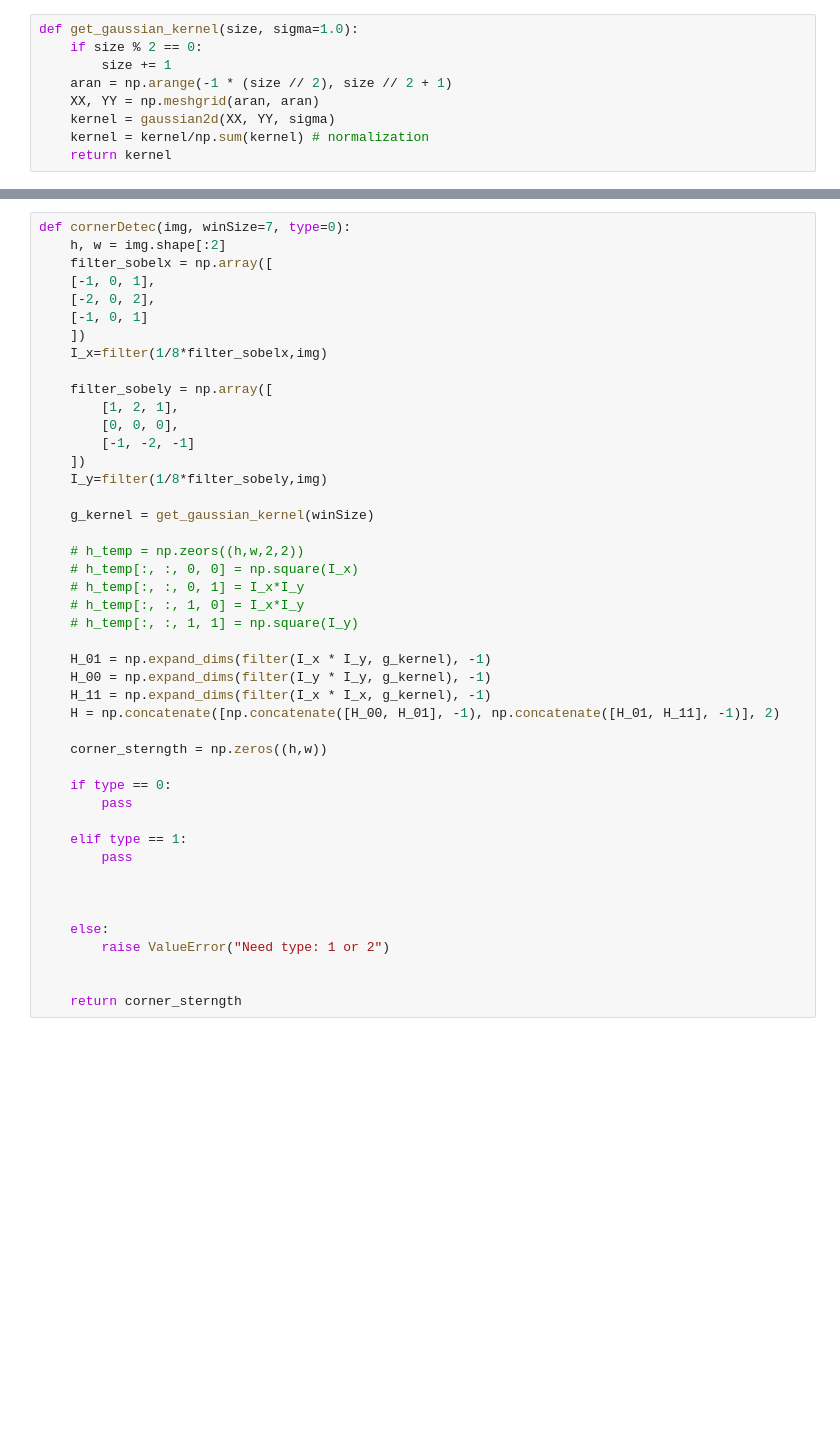
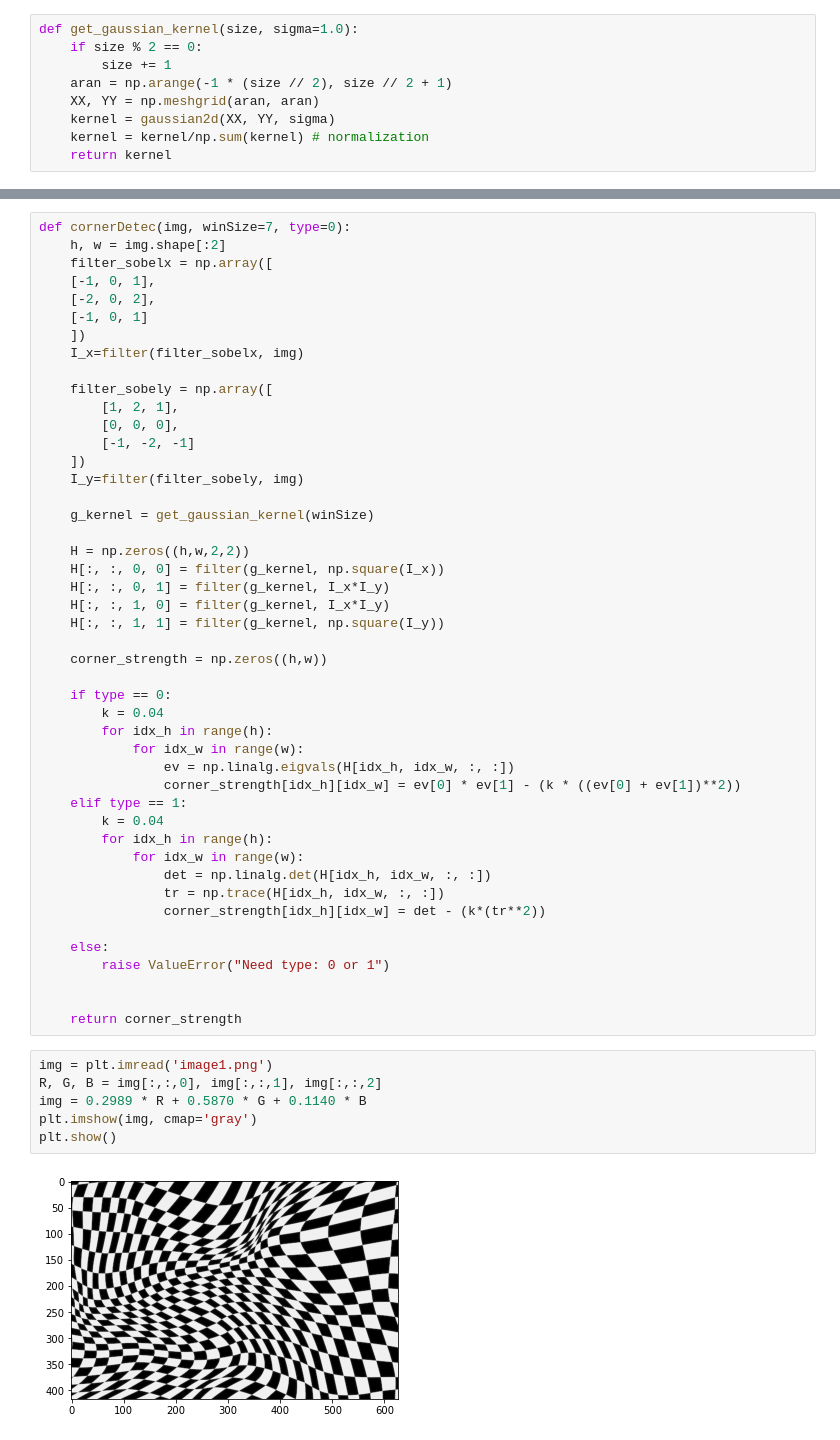
Before and after one commit to 2U1/ComputerVision, a Jupyter notebook: Assignment3/corners.ipynb, the cells around one changed output, grey strips where cells are left out. Drawn from its saved outputs; the diff is of its cells as text; blank space fills up the shorter version.

```diff
--- a/Assignment3/corners.ipynb
+++ b/Assignment3/corners.ipynb
@@ -38,40 +46,49 @@ def cornerDetec(img, winSize=7, type=0):
     [-2, 0, 2],
     [-1, 0, 1]
     ])
-    I_x=filter(1/8*filter_sobelx,img)
+    I_x=filter(filter_sobelx, img)
 
     filter_sobely = np.array([
         [1, 2, 1],
         [0, 0, 0],
         [-1, -2, -1]
     ])
-    I_y=filter(1/8*filter_sobely,img)
+    I_y=filter(filter_sobely, img)
 
     g_kernel = get_gaussian_kernel(winSize)
 
-    # h_temp = np.zeors((h,w,2,2))
-    # h_temp[:, :, 0, 0] = np.square(I_x)
-    # h_temp[:, :, 0, 1] = I_x*I_y
-    # h_temp[:, :, 1, 0] = I_x*I_y
-    # h_temp[:, :, 1, 1] = np.square(I_y)
+    H = np.zeros((h,w,2,2))
+    H[:, :, 0, 0] = filter(g_kernel, np.square(I_x))
+    H[:, :, 0, 1] = filter(g_kernel, I_x*I_y)
+    H[:, :, 1, 0] = filter(g_kernel, I_x*I_y)
+    H[:, :, 1, 1] = filter(g_kernel, np.square(I_y))
 
-    H_01 = np.expand_dims(filter(I_x * I_y, g_kernel), -1)
-    H_00 = np.expand_dims(filter(I_y * I_y, g_kernel), -1)
-    H_11 = np.expand_dims(filter(I_x * I_x, g_kernel), -1)
-    H = np.concatenate([np.concatenate([H_00, H_01], -1), np.concatenate([H_01, H_11], -1)], 2)
-
-    corner_sterngth = np.zeros((h,w))
+    corner_strength = np.zeros((h,w))
 
     if type == 0:
-        pass
+        k = 0.04
+        for idx_h in range(h):
+            for idx_w in range(w):
+                ev = np.linalg.eigvals(H[idx_h, idx_w, :, :])
+                corner_strength[idx_h][idx_w] = ev[0] * ev[1] - (k * ((ev[0] + ev[1])**2))
+    elif type == 1:
+        k = 0.04
+        for idx_h in range(h):
+            for idx_w in range(w):
+                det = np.linalg.det(H[idx_h, idx_w, :, :])
+                tr = np.trace(H[idx_h, idx_w, :, :])
+                corner_strength[idx_h][idx_w] = det - (k*(tr**2))
 
-    elif type == 1:
-        pass
+    else:
+        raise ValueError("Need type: 0 or 1")
 
 
-
-    else:
-        raise ValueError("Need type: 1 or 2")
-
-
-    return corner_sterngth
+    return corner_strength
+# %%
+img = plt.imread('image1.png')
+R, G, B = img[:,:,0], img[:,:,1], img[:,:,2]
+img = 0.2989 * R + 0.5870 * G + 0.1140 * B
+plt.imshow(img, cmap='gray')
+plt.show()
+# %% [output]
+[figure, added]
```
Also changed, not shown: parts of 4 cells of this notebook, 1 other file.
